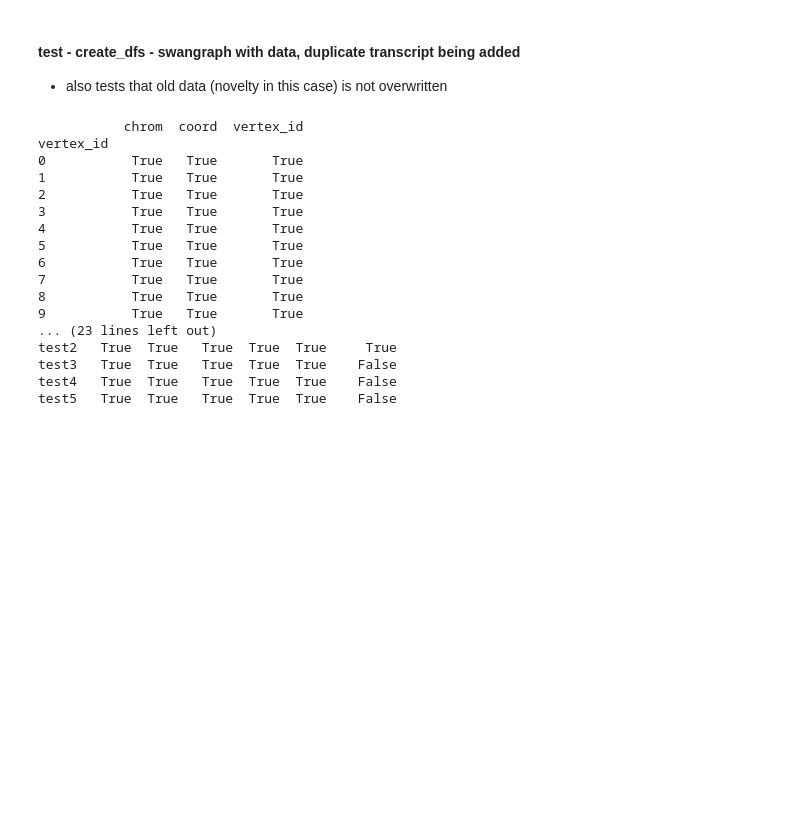
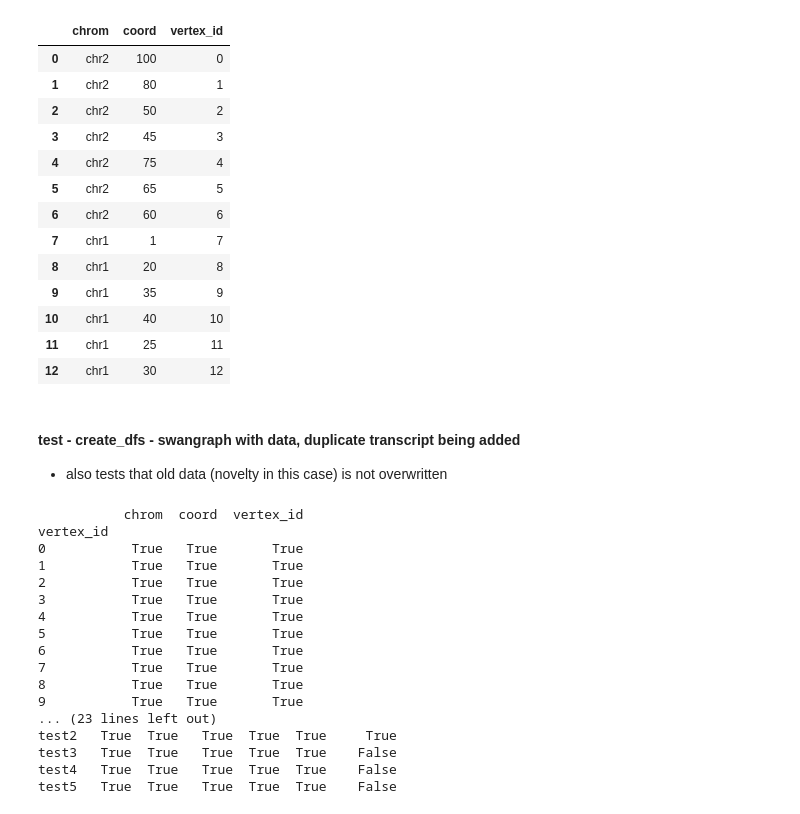
Before and after one commit to mortazavilab/swan_vis, a Jupyter notebook: tutorials/test_dev.ipynb, the cells around one changed output. Saved outputs shown, nothing was run; the diff lists cells and outputs as text; code cells hidden in the pictures; blank space fills up the shorter version.

```diff
--- a/tutorials/test_dev.ipynb
+++ b/tutorials/test_dev.ipynb
@@ -8,3 +47,20 @@ import scipy.stats as st
+# %%
+sg.loc_df
+# %% [output]
+|  | chrom | coord | vertex_id |
+| 0 | chr2 | 100 | 0 |
+| 1 | chr2 | 80 | 1 |
+| 2 | chr2 | 50 | 2 |
+| 3 | chr2 | 45 | 3 |
+| 4 | chr2 | 75 | 4 |
+| 5 | chr2 | 65 | 5 |
+| 6 | chr2 | 60 | 6 |
+| 7 | chr1 | 1 | 7 |
+| 8 | chr1 | 20 | 8 |
+| 9 | chr1 | 35 | 9 |
+| 10 | chr1 | 40 | 10 |
+| 11 | chr1 | 25 | 11 |
+| 12 | chr1 | 30 | 12 |
 # %% [markdown]
 #### test - create_dfs - swangraph with data, duplicate transcript being added
 * also tests that old data (novelty in this case) is not overwritten
```
Also changed, not shown: parts of 3 cells of this notebook, 11 other files.
